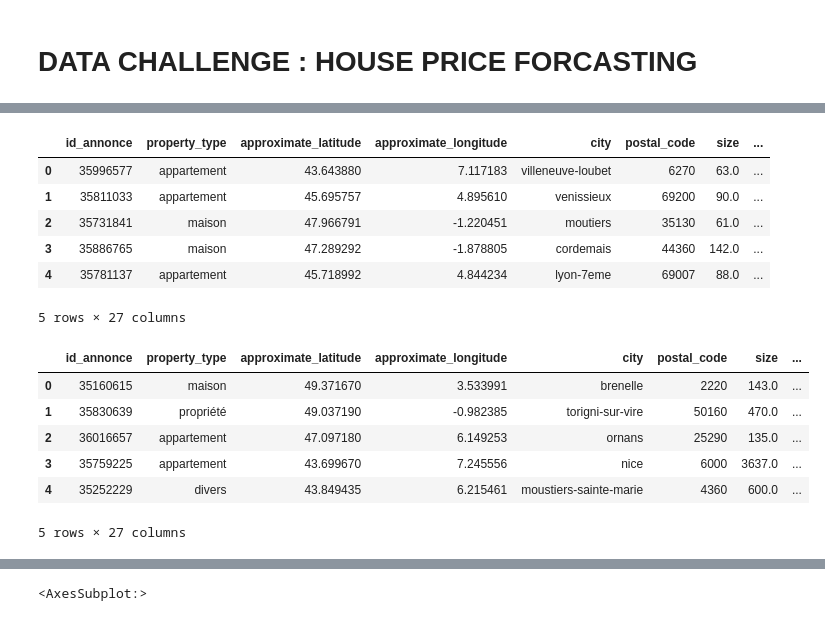
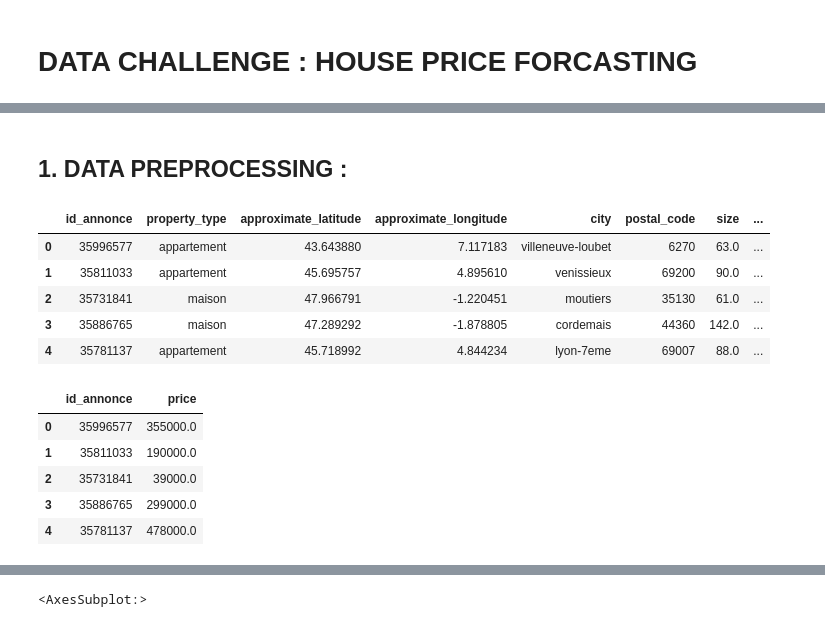
Before and after one commit to Abdellah-Laassairi/real-estate-price-prediction, a Jupyter notebook: nootebook.ipynb, the cells around one changed output, grey strips where cells are left out. Saved outputs shown, nothing was run; the diff lists cells and outputs as text; code cells hidden in the pictures.

```diff
--- a/nootebook.ipynb
+++ b/nootebook.ipynb
@@ -27,6 +8,11 @@ import numpy as np
 import seaborn as sb
 import matplotlib.pyplot as plt
 from metrics.custom_metric_ilb import custom_metric_function
+# %%
+pd.options.display.max_rows=28
+pd.options.display.max_columns=28
+# %% [markdown]
+## 1. DATA PREPROCESSING :
 # %%
 filepath='data/'
 X_train=pd.read_csv(filepath +'X_train_J01Z4CN.csv')
@@ -42,17 +28,15 @@ X_train.head()
 | 2 | 35731841 | maison | 47.966791 | -1.220451 | moutiers | 35130 | 61.0 | ... |
 | 3 | 35886765 | maison | 47.289292 | -1.878805 | cordemais | 44360 | 142.0 | ... |
 | 4 | 35781137 | appartement | 45.718992 | 4.844234 | lyon-7eme | 69007 | 88.0 | ... |
-5 rows × 27 columns
 # %%
-X_test.head()
+Y_train.head()
 # %% [output]
-|  | id_annonce | property_type | approximate_latitude | approximate_longitude | city | postal_code | size | ... |
-| 0 | 35160615 | maison | 49.371670 | 3.533991 | brenelle | 2220 | 143.0 | ... |
-| 1 | 35830639 | propriété | 49.037190 | -0.982385 | torigni-sur-vire | 50160 | 470.0 | ... |
-| 2 | 36016657 | appartement | 47.097180 | 6.149253 | ornans | 25290 | 135.0 | ... |
-| 3 | 35759225 | appartement | 43.699670 | 7.245556 | nice | 6000 | 3637.0 | ... |
-| 4 | 35252229 | divers | 43.849435 | 6.215461 | moustiers-sainte-marie | 4360 | 600.0 | ... |
+|  | id_annonce | price |
+| 0 | 35996577 | 355000.0 |
+| 1 | 35811033 | 190000.0 |
+| 2 | 35731841 | 39000.0 |
+| 3 | 35886765 | 299000.0 |
+| 4 | 35781137 | 478000.0 |
-5 rows × 27 columns
 # %%
 X_train.describe()
 # %% [output]
```
Also changed, not shown: parts of 27 cells of this notebook.
